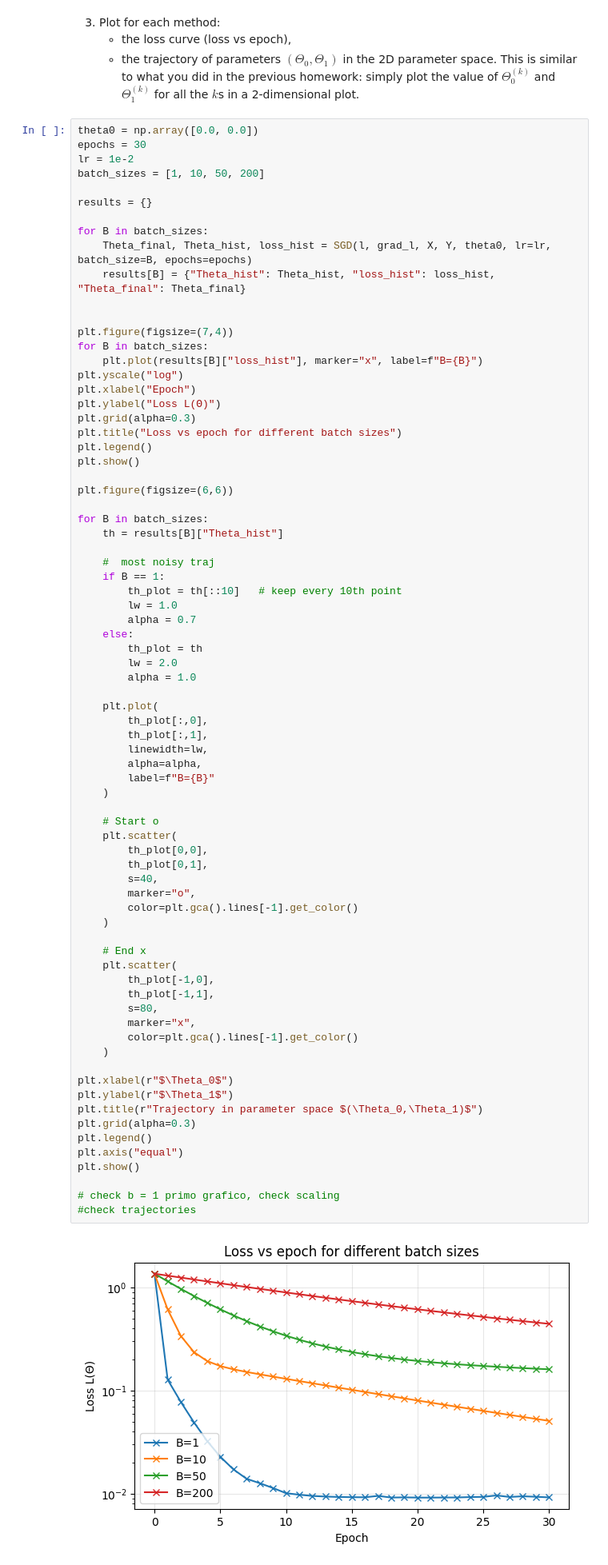
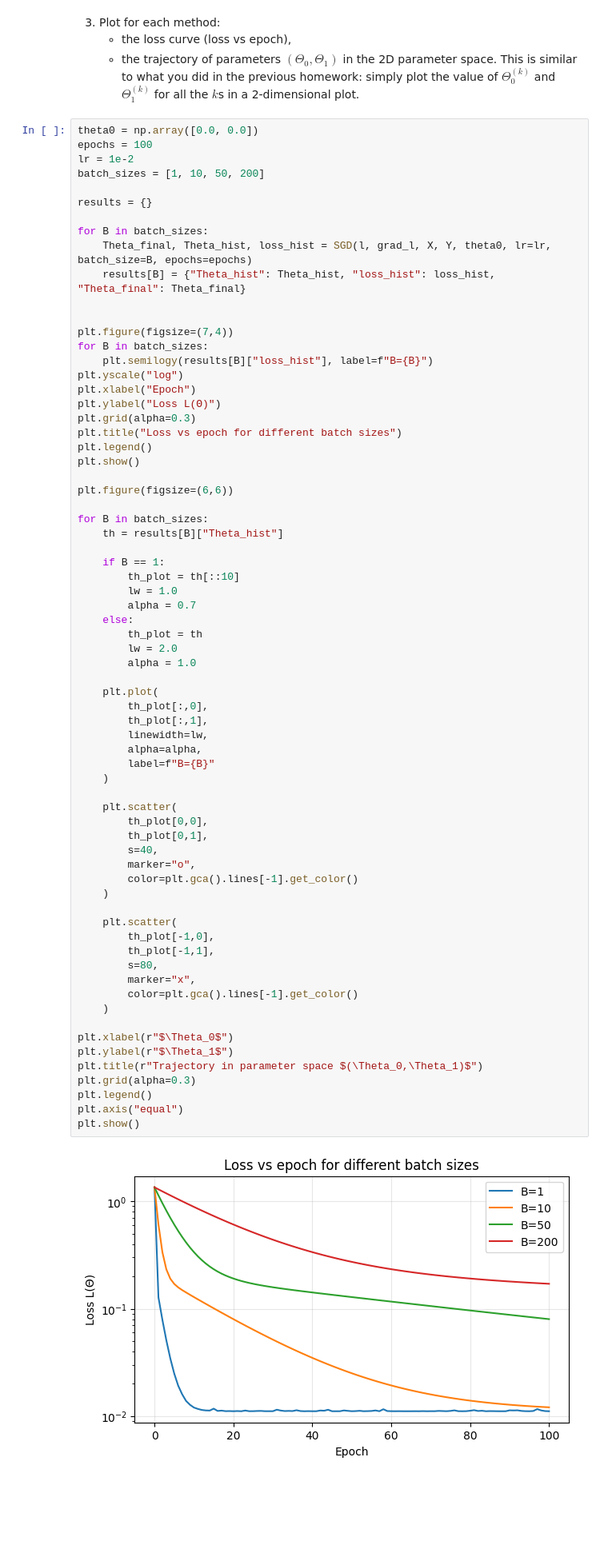
Before and after one commit to annalisapol/smm-course, a Jupyter notebook: homeworks/hw2/hw2.ipynb, the cells around one changed output. Shown at 80% size. Cells and saved outputs as stored; diff of their text form; blank space fills up the shorter version.

```diff
--- a/homeworks/hw2/hw2.ipynb
+++ b/homeworks/hw2/hw2.ipynb
@@ -86,7 +86,7 @@ def SGD(l, grad_l, X, Y, Theta0, lr=1e-2, batch_size=32, epochs=10):
    - the trajectory of parameters $(\Theta_0,\Theta_1)$ in the 2D parameter space. This is similar to what you did in the previous homework: simply plot the value of $\Theta_0^{(k)}$ and $\Theta_1^{(k)}$ for all the $k$s in a 2-dimensional plot.
 # %%
 theta0 = np.array([0.0, 0.0])
-epochs = 30
+epochs = 100
 lr = 1e-2
 batch_sizes = [1, 10, 50, 200]
 
@@ -99,7 +99,7 @@ for B in batch_sizes:
 
 plt.figure(figsize=(7,4))
 for B in batch_sizes:
-    plt.plot(results[B]["loss_hist"], marker="x", label=f"B={B}")
+    plt.semilogy(results[B]["loss_hist"], label=f"B={B}")
 plt.yscale("log")
 plt.xlabel("Epoch")
 plt.ylabel("Loss L(Θ)")
@@ -113,9 +113,8 @@ plt.figure(figsize=(6,6))
 for B in batch_sizes:
     th = results[B]["Theta_hist"]
 
-    #  most noisy traj
     if B == 1:
-        th_plot = th[::10]   # keep every 10th point
+        th_plot = th[::10]
         lw = 1.0
         alpha = 0.7
     else:
@@ -128,36 +127,31 @@ for B in batch_sizes:
         th_plot[:,1],
         linewidth=lw,
         alpha=alpha,
         label=f"B={B}"
     )
 
-    # Start o
     plt.scatter(
         th_plot[0,0],
         th_plot[0,1],
         s=40,
         marker="o",
         color=plt.gca().lines[-1].get_color()
     )
 
-    # End x
     plt.scatter(
         th_plot[-1,0],
         th_plot[-1,1],
         s=80,
         marker="x",
         color=plt.gca().lines[-1].get_color()
     )
 
 plt.xlabel(r"$\Theta_0$")
 plt.ylabel(r"$\Theta_1$")
 plt.title(r"Trajectory in parameter space $(\Theta_0,\Theta_1)$")
 plt.grid(alpha=0.3)
 plt.legend()
 plt.axis("equal")
 plt.show()
-
-# check b = 1 primo grafico, check scaling
-#check trajectories
 # %% [output]
-[figure, old version]
+[figure, new version]
```
Also changed, not shown: parts of 2 cells of this notebook, 2 other files.
